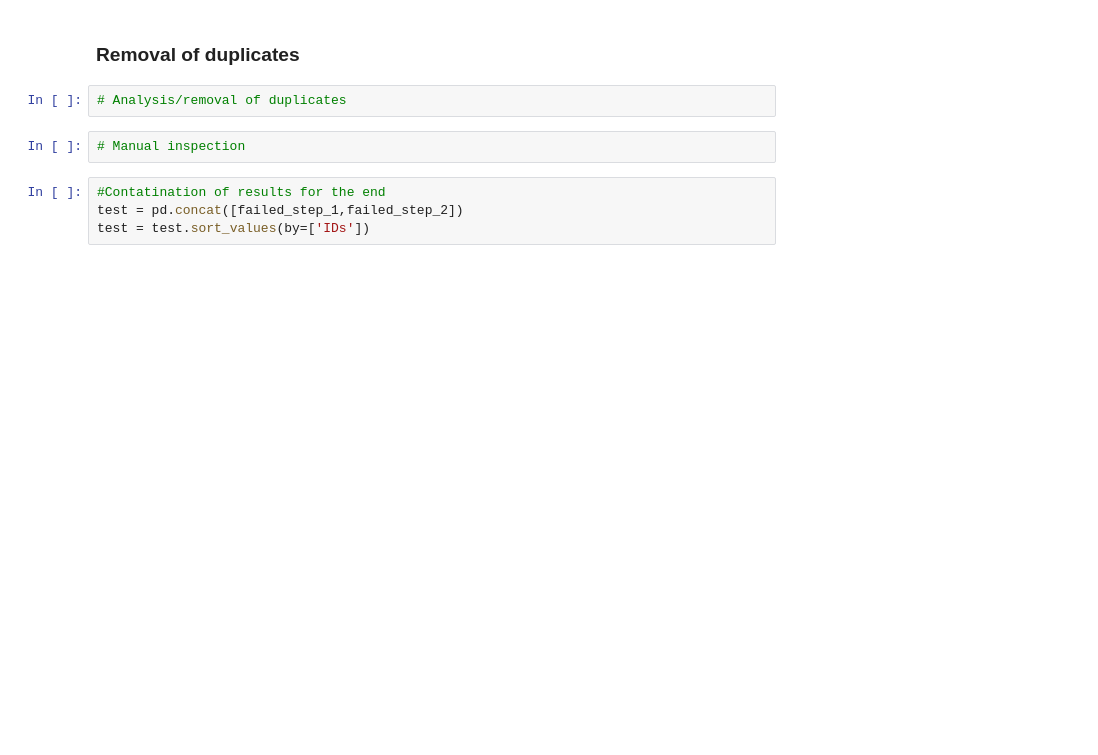
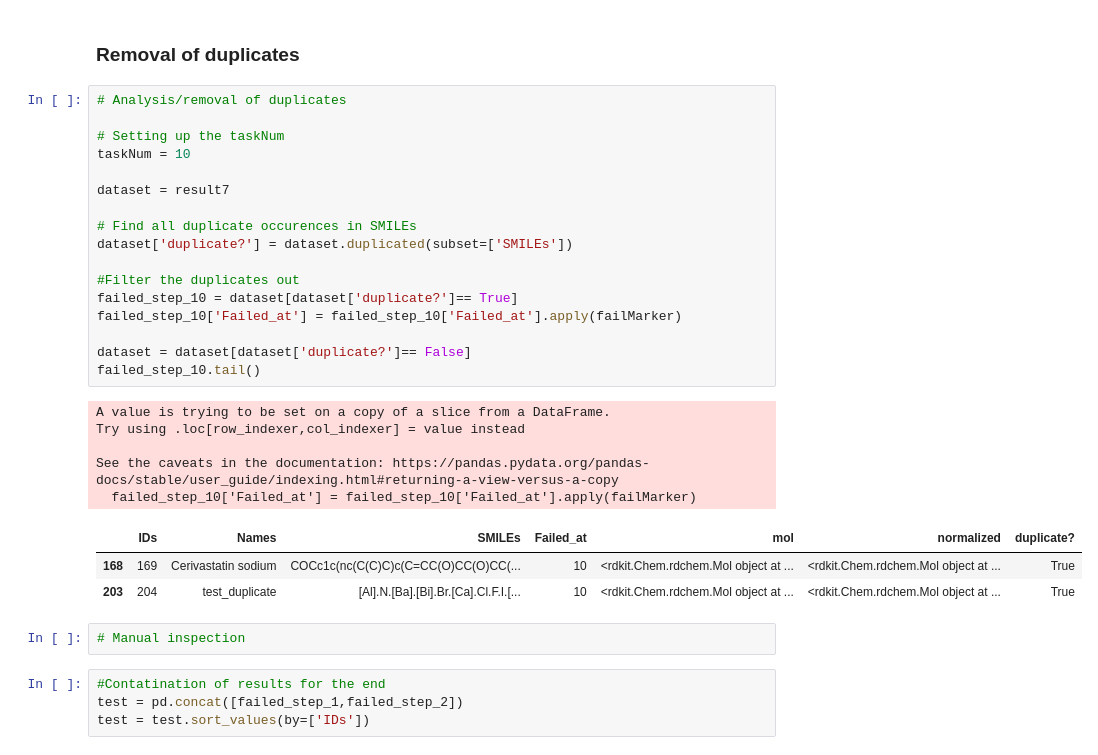
Before and after one commit to volkamerlab/opencadd, a Jupyter notebook: docs/tutorials/standardization.ipynb, the cells around one changed output. Drawn from its saved outputs; the diff is of its cells as text; blank space fills up the shorter version.

```diff
--- a/docs/tutorials/standardization.ipynb
+++ b/docs/tutorials/standardization.ipynb
@@ -340,7 +428,31 @@ More complex than just Normalization.
 # %% [markdown]
 ### Removal of duplicates
-# %%
-# Analysis/removal of duplicates
+# %%
+# Analysis/removal of duplicates
+
+# Setting up the taskNum
+taskNum = 10
+
+dataset = result7
+
+# Find all duplicate occurences in SMILEs
+dataset['duplicate?'] = dataset.duplicated(subset=['SMILEs'])
+
+#Filter the duplicates out
+failed_step_10 = dataset[dataset['duplicate?']== True]
+failed_step_10['Failed_at'] = failed_step_10['Failed_at'].apply(failMarker)
+
+dataset = dataset[dataset['duplicate?']== False]
+failed_step_10.tail()
+# %% [output]
+A value is trying to be set on a copy of a slice from a DataFrame.
+Try using .loc[row_indexer,col_indexer] = value instead
+
+See the caveats in the documentation: https://pandas.pydata.org/pandas-docs/stable/user_guide/indexing.html#returning-a-view-versus-a-copy
+  failed_step_10['Failed_at'] = failed_step_10['Failed_at'].apply(failMarker)
+|  | IDs | Names | SMILEs | Failed_at | mol | normalized | duplicate? |
+| 168 | 169 | Cerivastatin sodium | COCc1c(nc(C(C)C)c(C=CC(O)CC(O)CC(... | 10 | <rdkit.Chem.rdchem.Mol object at ... | <rdkit.Chem.rdchem.Mol object at ... | True |
+| 203 | 204 | test_duplicate | [Al].N.[Ba].[Bi].Br.[Ca].Cl.F.I.[... | 10 | <rdkit.Chem.rdchem.Mol object at ... | <rdkit.Chem.rdchem.Mol object at ... | True |
 # %%
 # Manual inspection
 # %%
```
Also changed, not shown: parts of 13 cells of this notebook.
